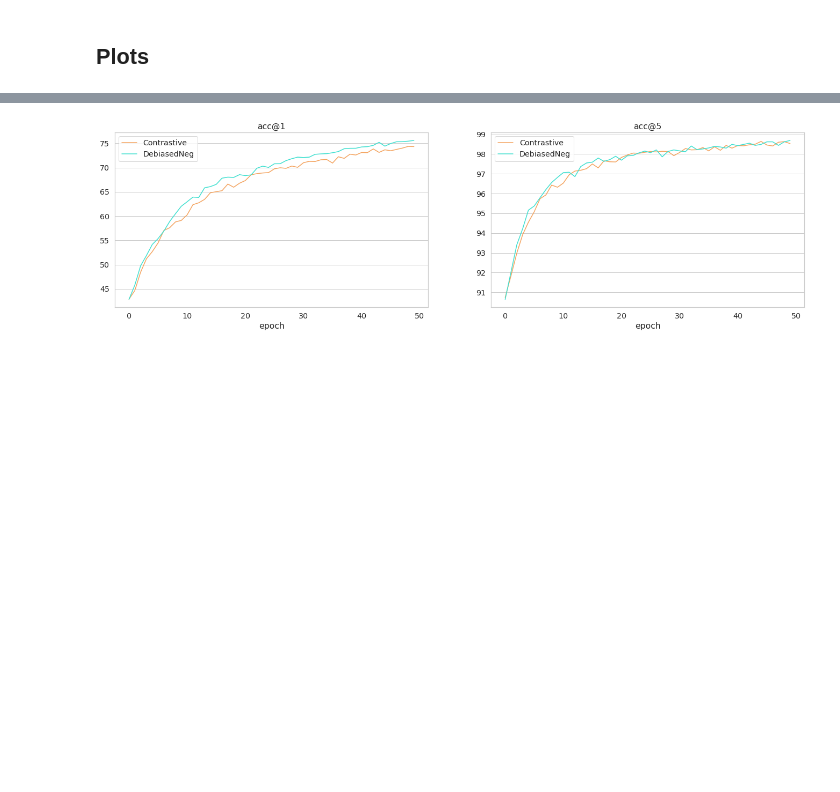
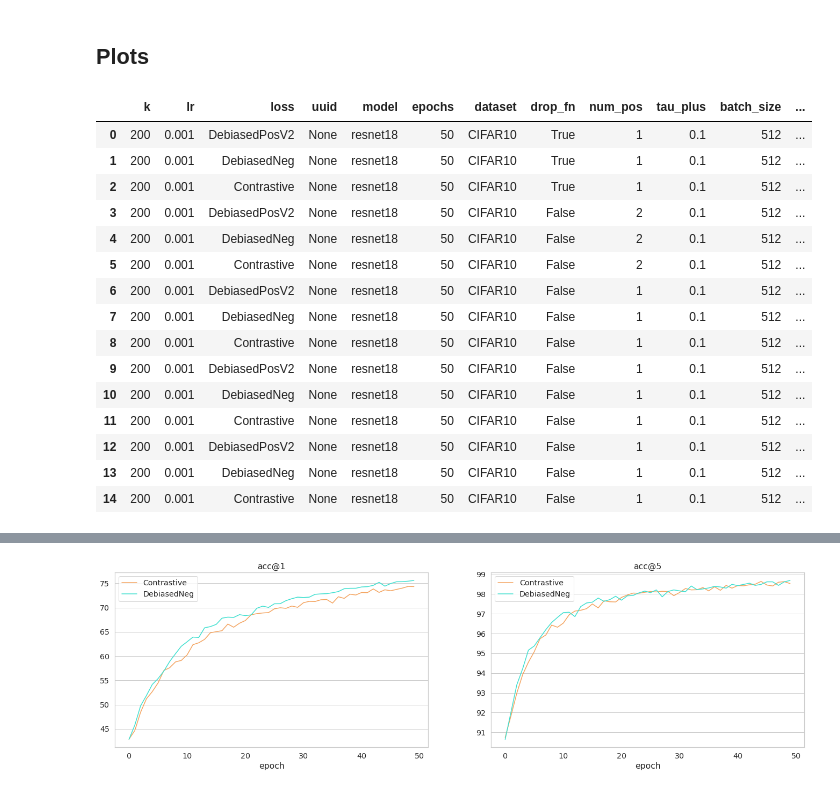
Before and after one commit to 36ova/36ova, a Jupyter notebook: experiments.ipynb, the cells around one changed output, grey strips where cells are left out. Cells and saved outputs as stored; diff of their text form; code cells hidden in the pictures; blank space fills up the shorter version.

```diff
--- a/experiments.ipynb
+++ b/experiments.ipynb
@@ -377,6 +407,28 @@ Files already downloaded and verified
 Files already downloaded and verified
 # %% [markdown]
 ## Plots
+# %%
+runs = api.runs("chingyaoc-dcl")
+df = pd.DataFrame.from_records([r.config for r in runs])
+# %%
+df
+# %% [output]
+|  | k | lr | loss | uuid | model | epochs | dataset | drop_fn | num_pos | tau_plus | batch_size | ... |
+| 0 | 200 | 0.001 | DebiasedPosV2 | None | resnet18 | 50 | CIFAR10 | True | 1 | 0.1 | 512 | ... |
+| 1 | 200 | 0.001 | DebiasedNeg | None | resnet18 | 50 | CIFAR10 | True | 1 | 0.1 | 512 | ... |
+| 2 | 200 | 0.001 | Contrastive | None | resnet18 | 50 | CIFAR10 | True | 1 | 0.1 | 512 | ... |
+| 3 | 200 | 0.001 | DebiasedPosV2 | None | resnet18 | 50 | CIFAR10 | False | 2 | 0.1 | 512 | ... |
+| 4 | 200 | 0.001 | DebiasedNeg | None | resnet18 | 50 | CIFAR10 | False | 2 | 0.1 | 512 | ... |
+| 5 | 200 | 0.001 | Contrastive | None | resnet18 | 50 | CIFAR10 | False | 2 | 0.1 | 512 | ... |
+| 6 | 200 | 0.001 | DebiasedPosV2 | None | resnet18 | 50 | CIFAR10 | False | 1 | 0.1 | 512 | ... |
+| 7 | 200 | 0.001 | DebiasedNeg | None | resnet18 | 50 | CIFAR10 | False | 1 | 0.1 | 512 | ... |
+| 8 | 200 | 0.001 | Contrastive | None | resnet18 | 50 | CIFAR10 | False | 1 | 0.1 | 512 | ... |
+| 9 | 200 | 0.001 | DebiasedPosV2 | None | resnet18 | 50 | CIFAR10 | False | 1 | 0.1 | 512 | ... |
+| 10 | 200 | 0.001 | DebiasedNeg | None | resnet18 | 50 | CIFAR10 | False | 1 | 0.1 | 512 | ... |
+| 11 | 200 | 0.001 | Contrastive | None | resnet18 | 50 | CIFAR10 | False | 1 | 0.1 | 512 | ... |
+| 12 | 200 | 0.001 | DebiasedPosV2 | None | resnet18 | 50 | CIFAR10 | False | 1 | 0.1 | 512 | ... |
+| 13 | 200 | 0.001 | DebiasedNeg | None | resnet18 | 50 | CIFAR10 | False | 1 | 0.1 | 512 | ... |
+| 14 | 200 | 0.001 | Contrastive | None | resnet18 | 50 | CIFAR10 | False | 1 | 0.1 | 512 | ... |
 # %%
 colors_map = {"DebiasedPos": "lightcoral", "DebiasedNeg": "turquoise", "Contrastive": "sandybrown"}
 biased, debiasedneg, debiasedpos = [], [], []
```
Also changed, not shown: parts of 11 cells of this notebook.
